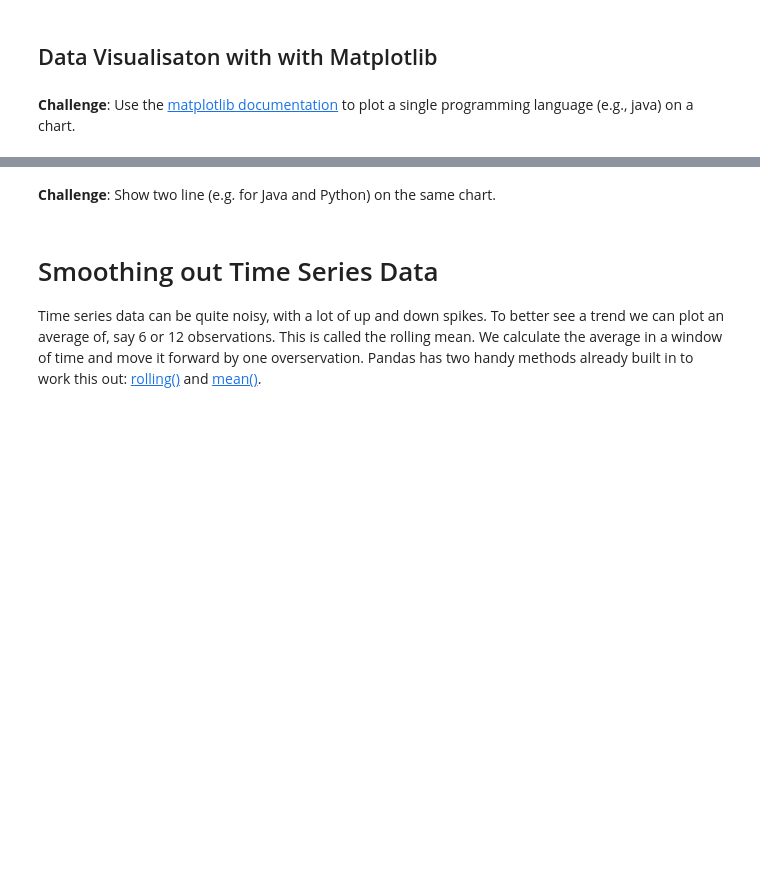
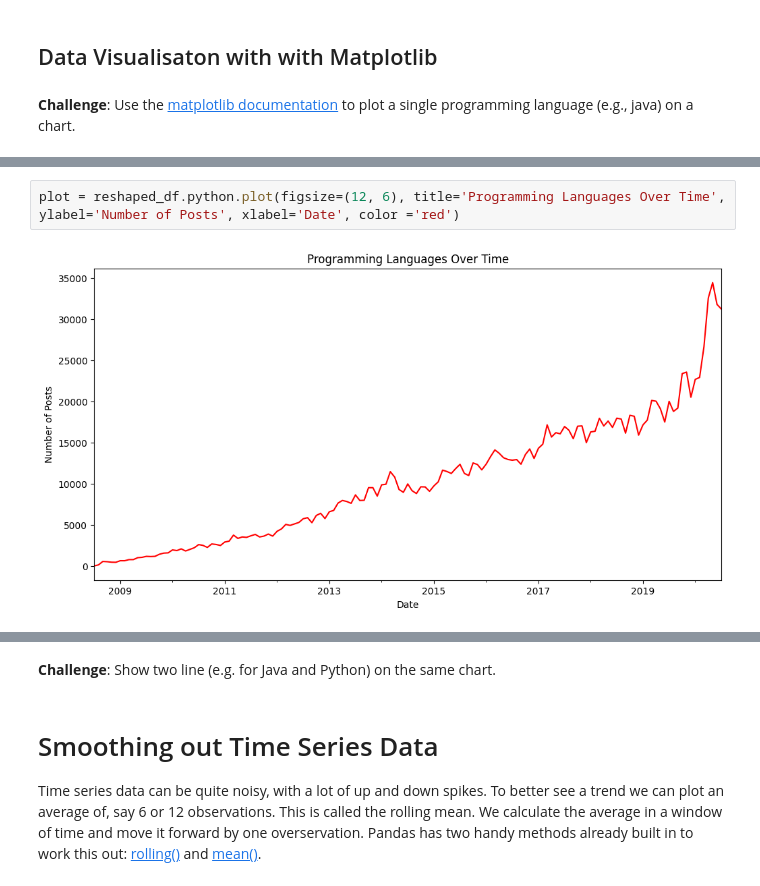
Before and after one commit to Ithaki-dev/100_Days_of_Code_The_Complete_Python_Pro_Bootcamp, a Jupyter notebook: day_74_data_visual/Programming_Languages_(start).ipynb, the cells around one changed output, grey strips where cells are left out. Cells and saved outputs as stored; diff of their text form; blank space fills up the shorter version.

```diff
--- a/day_74_data_visual/Programming_Languages_(start).ipynb
+++ b/day_74_data_visual/Programming_Languages_(start).ipynb
@@ -130,0 +231,4 @@ Let's fix the date format to make it more readable. We need to use Pandas to cha
+# %%
+plot = reshaped_df.python.plot(figsize=(12, 6), title='Programming Languages Over Time', ylabel='Number of Posts', xlabel='Date', color ='red')
+# %% [output]
+[figure, added]
```
Also changed, not shown: parts of 22 cells of this notebook.
